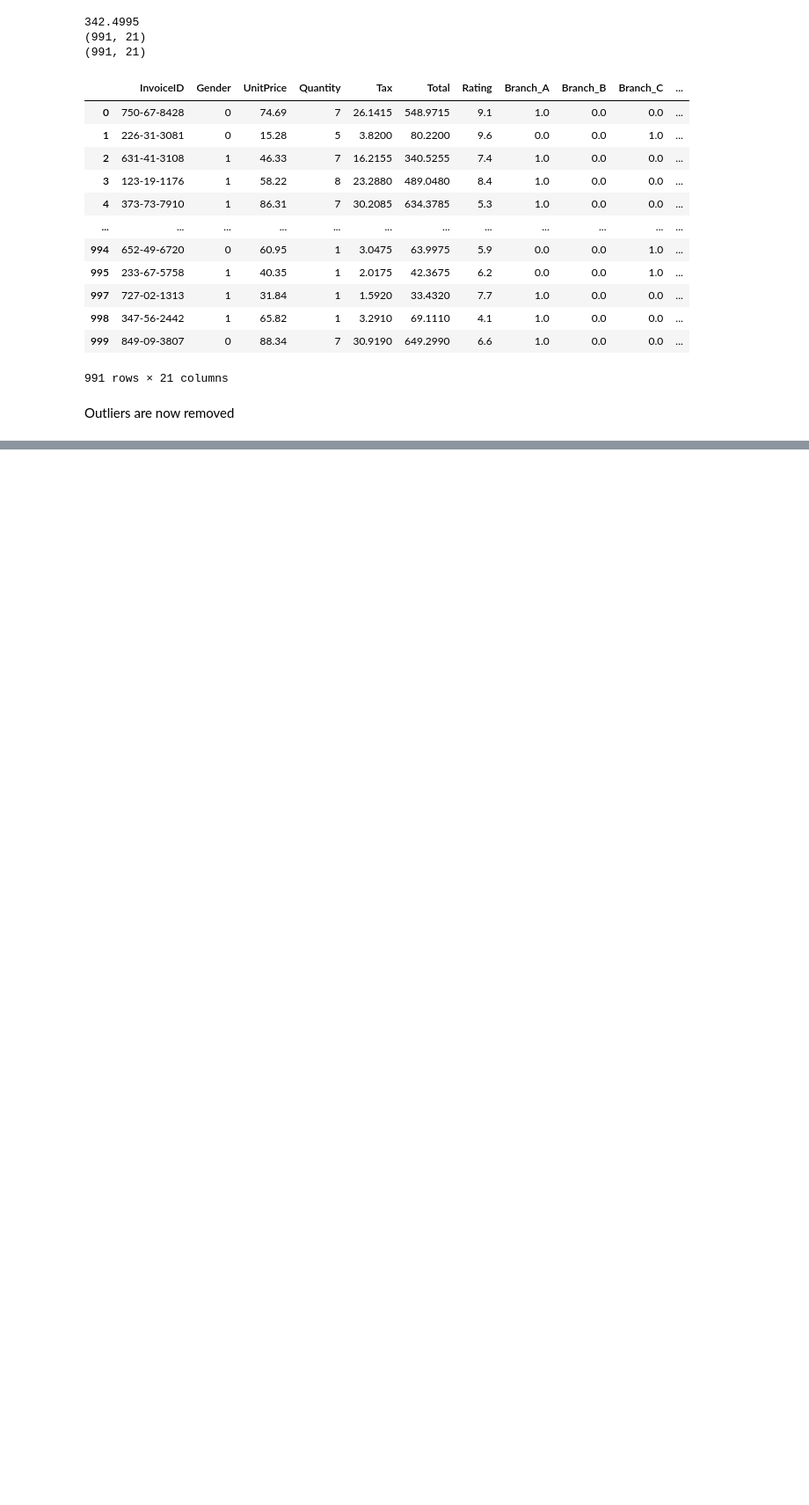
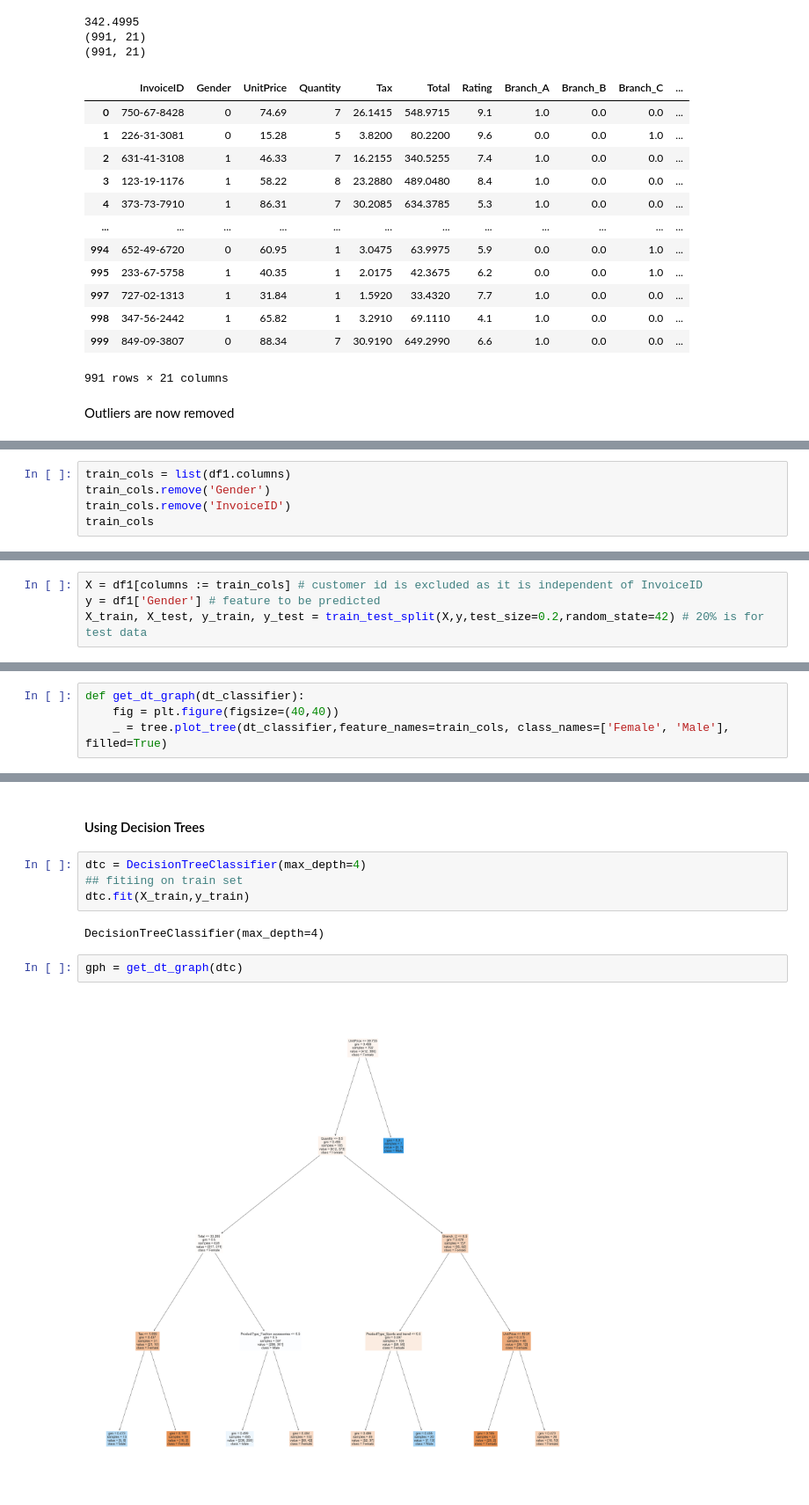
Before and after one commit to AnkanKar-Zargon/DMML, a Jupyter notebook: Assignment 1/Supermarket.ipynb, the cells around one changed output, grey strips where cells are left out. Shown at 88% size. Cells and saved outputs as stored; diff of their text form; blank space fills up the shorter version.

Commit message:
modified CustomerChurn and Supermarket codes

```diff
--- a/Assignment 1/Supermarket.ipynb
+++ b/Assignment 1/Supermarket.ipynb
@@ -350,0 +355,5 @@ from sklearn.preprocessing import PolynomialFeatures, Normalizer
+# %%
+train_cols = list(df1.columns)
+train_cols.remove('Gender')
+train_cols.remove('InvoiceID')
+train_cols
@@ -350,0 +380,4 @@ from sklearn.preprocessing import PolynomialFeatures, Normalizer
+# %%
+X = df1[columns := train_cols] # customer id is excluded as it is independent of InvoiceID
+y = df1['Gender'] # feature to be predicted
+X_train, X_test, y_train, y_test = train_test_split(X,y,test_size=0.2,random_state=42) # 20% is for test data
@@ -350,0 +388,4 @@ from sklearn.preprocessing import PolynomialFeatures, Normalizer
+# %%
+def get_dt_graph(dt_classifier):
+    fig = plt.figure(figsize=(40,40))
+    _ = tree.plot_tree(dt_classifier,feature_names=train_cols, class_names=['Female', 'Male'], filled=True)
@@ -350,0 +401,12 @@ from sklearn.preprocessing import PolynomialFeatures, Normalizer
+# %% [markdown]
+#### Using Decision Trees
+# %%
+dtc = DecisionTreeClassifier(max_depth=4)
+## fitiing on train set
+dtc.fit(X_train,y_train)
+# %% [output]
+DecisionTreeClassifier(max_depth=4)
+# %%
+gph = get_dt_graph(dtc)
+# %% [output]
+[figure, added]
```
Also changed, not shown: parts of 29 cells of this notebook, 1 other file.
